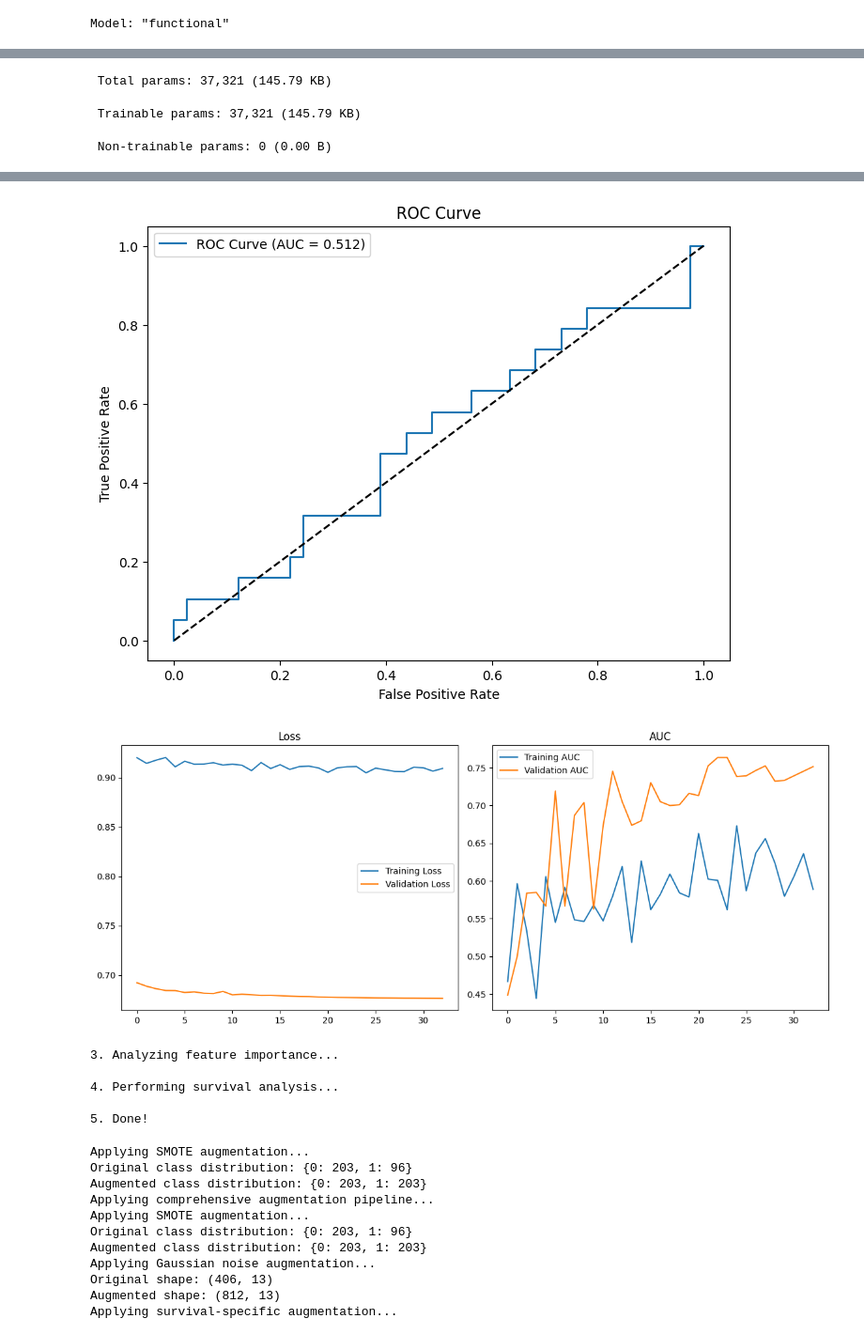
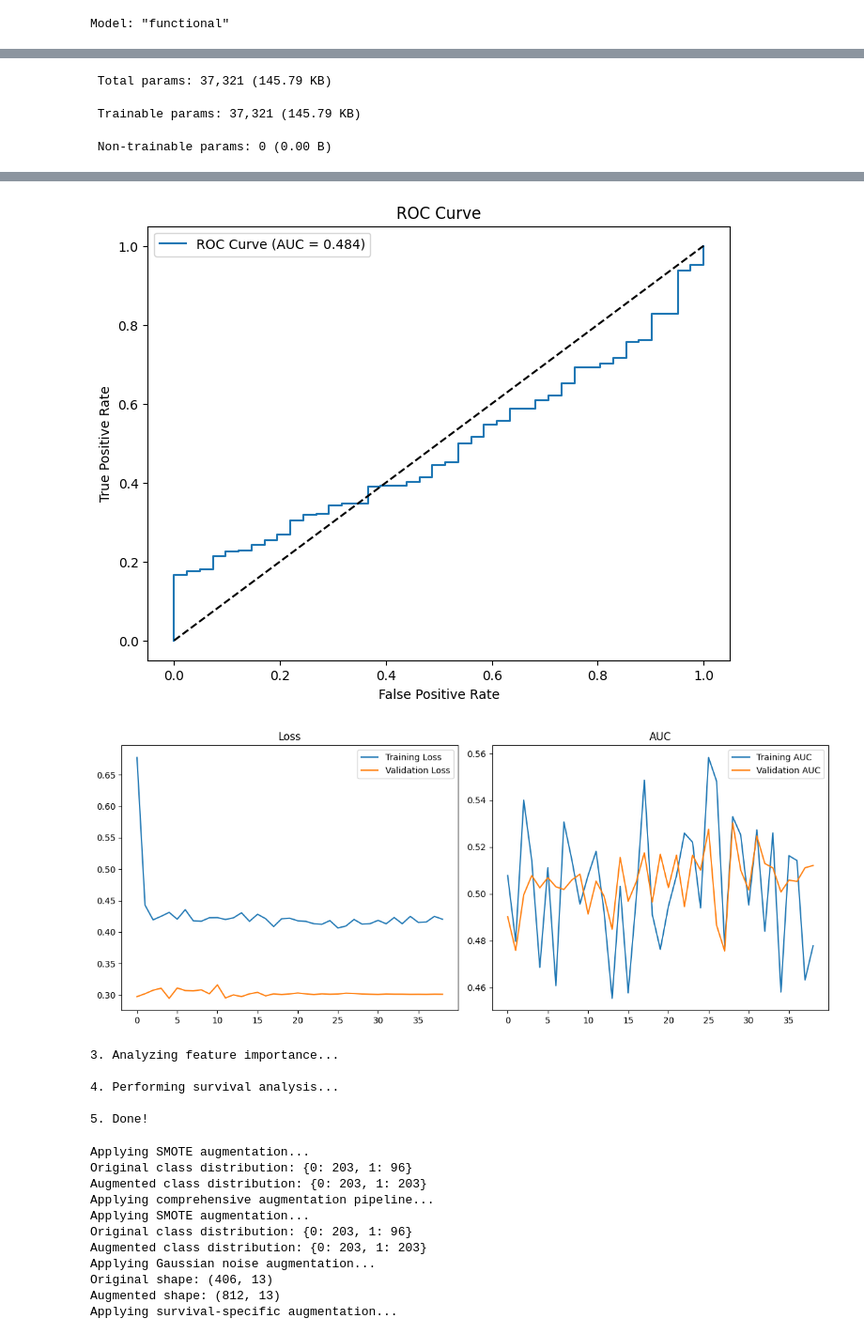
Before and after one commit to mayukh-chr/PE1-assignment, a Jupyter notebook: test.ipynb, the cells around one changed output, grey strips where cells are left out. Shown at 94% size. Cells and saved outputs as stored; diff of their text form; code cells hidden in the pictures.

```diff
--- a/test.ipynb
+++ b/test.ipynb
@@ -121,7 +121,7 @@ warnings.filterwarnings('ignore')
 # 1. Data Loading and Initial Exploration
 #----------------------------------------
 # Load the CSV data (replace with your actual file loading mechanism if needed)
-df = pd.read_csv('S1Data.csv')
+df = pd.read_csv('augmented_heart_failure_data.csv')
 
 # Display basic information about the dataset
 print("Dataset Shape:", df.shape)
@@ -569,5 +569,5 @@ ROC-AUC Score: 0.5121951219512195
-[figure, old version]
+[figure, new version]
-[figure, old version]
+[figure, new version]
 3. Analyzing feature importance...
 
 4. Performing survival analysis...
```
Also changed, not shown: parts of 2 cells of this notebook.
